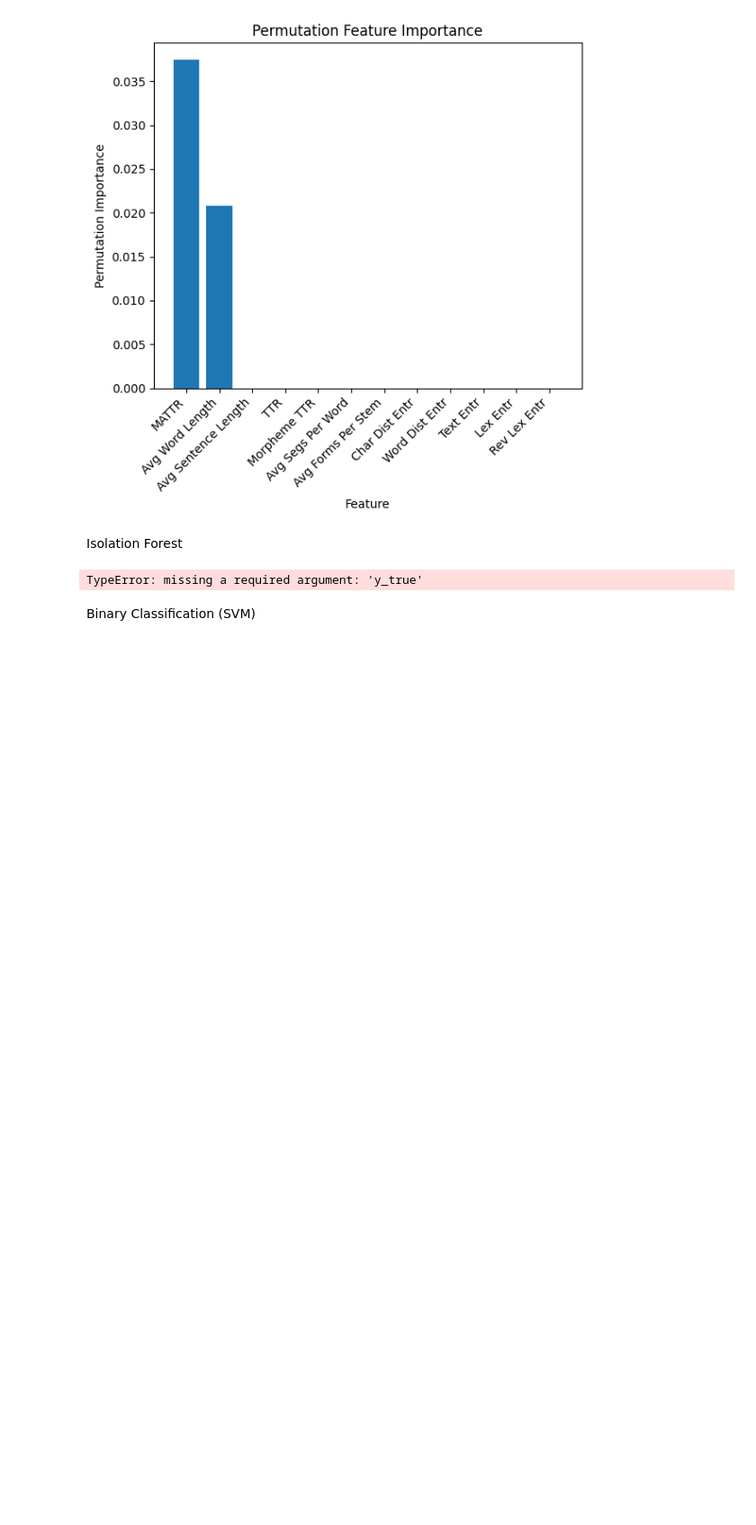
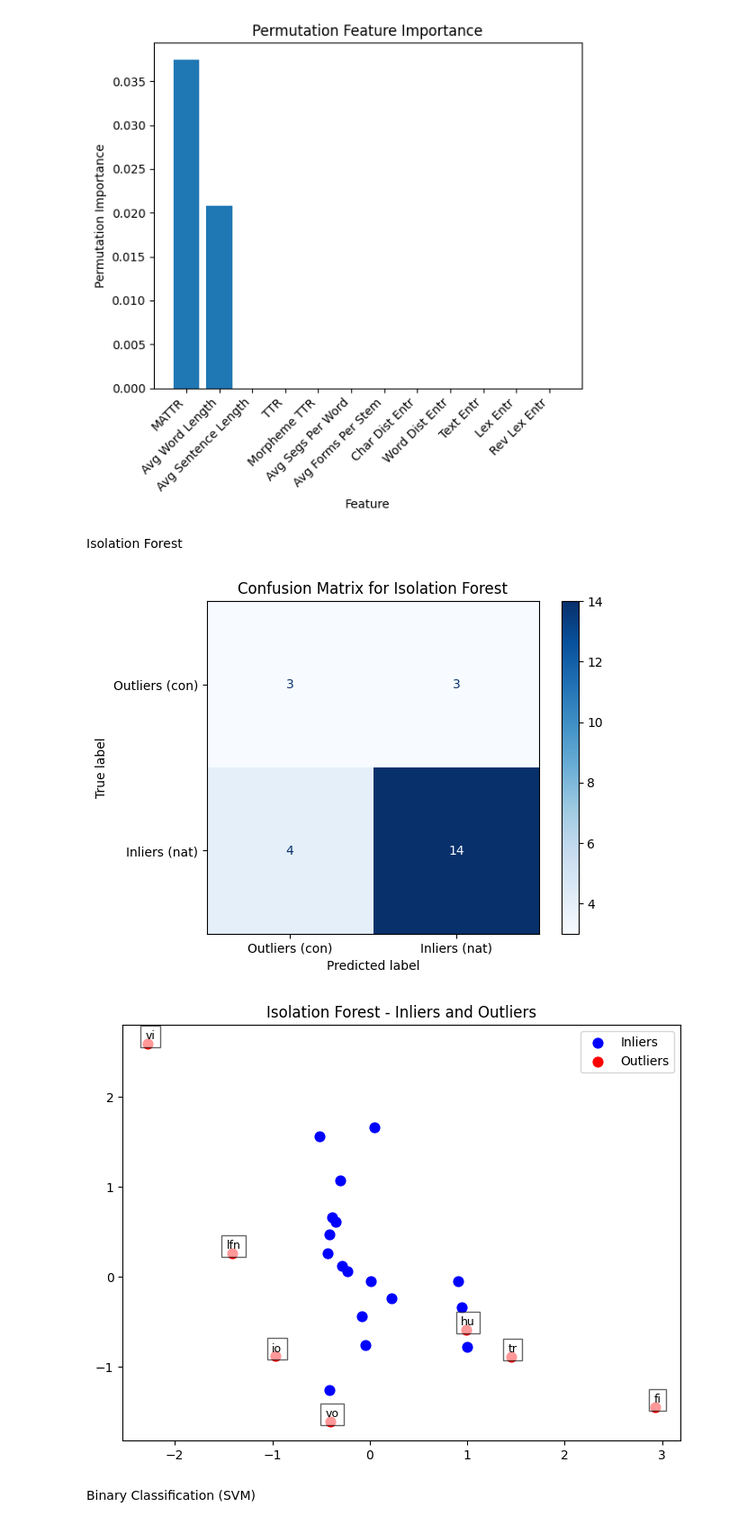
Before and after one commit to kirbergerconnor/iscl-thesis, a Jupyter notebook: classification.ipynb, the cells around one changed output. Shown at 90% size. Cells and saved outputs as stored; diff of their text form; code cells hidden in the pictures; blank space fills up the shorter version.

```diff
--- a/classification.ipynb
+++ b/classification.ipynb
@@ -499,41 +499,42 @@ param_grid = {
 }
 scaler = StandardScaler()
 X_scaled = scaler.fit_transform(X)
 # outlier_fraction = len(np.where(y==0)[0])/len(np.where(y==1)[0])
 ifc = IsolationForest(random_state=42)
 
-scorer = make_scorer(f1_score(average='micro'))
+# scorer = make_scorer(f1_score(average='micro'))
 
+# grid_search = GridSearchCV(estimator=ifc, param_grid=param_grid, scoring=scorer, cv=3, verbose=1)
+# grid_search.fit(X_scaled)
 
-grid_search = GridSearchCV(estimator=ifc, param_grid=param_grid, scoring=scorer, cv=3, verbose=1)
-grid_search.fit(X_scaled)
+# print(grid_search.best_params_)
 
-print(grid_search.best_params_)
-
-best_ifc = grid_search.best_estimator_
+# best_ifc = grid_search.best_estimator_
 
 # print(ifc.decision_function(X_scaled))
-y_pred = best_ifc.predict(X_scaled)
+ifc.fit(X_scaled)
+y_pred = ifc.predict(X_scaled)
 # predicted_types = ['con' if p == -1 else 'nat' for p in predictions]
 
 conf_matrix = confusion_matrix(y_true, y_pred)
 disp = ConfusionMatrixDisplay(conf_matrix, display_labels=['Outliers (con)', 'Inliers (nat)'])
 disp.plot(cmap=plt.cm.Blues)
 plt.title('Confusion Matrix for Isolation Forest')
 plt.show()
 
 plt.figure(figsize=(8, 6))
 plt.scatter(X_scaled[y_pred == 1][:, 0], X_scaled[y_pred == 1][:, 1], label="Inliers", c='blue', s=60)
 plt.scatter(X_scaled[y_pred == -1][:, 0], X_scaled[y_pred == -1][:, 1], label="Outliers", c='red', s=60)
 for i, txt in enumerate(data['Corpus']):
     if y_pred[i] == -1:
         plt.text(X_scaled[i, 0] + 0.02, X_scaled[i, 1] + 0.02, txt, fontsize=9, color='black',
                  ha='center', va='bottom', bbox=dict(facecolor='white', alpha=0.6))
 plt.title("Isolation Forest - Inliers and Outliers")
 plt.legend()
 plt.show()
 # %% [output]
-TypeError: missing a required argument: 'y_true'
+[figure, added]
+[figure, added]
 # %% [markdown]
 Binary Classification (SVM)
 # %%
```
